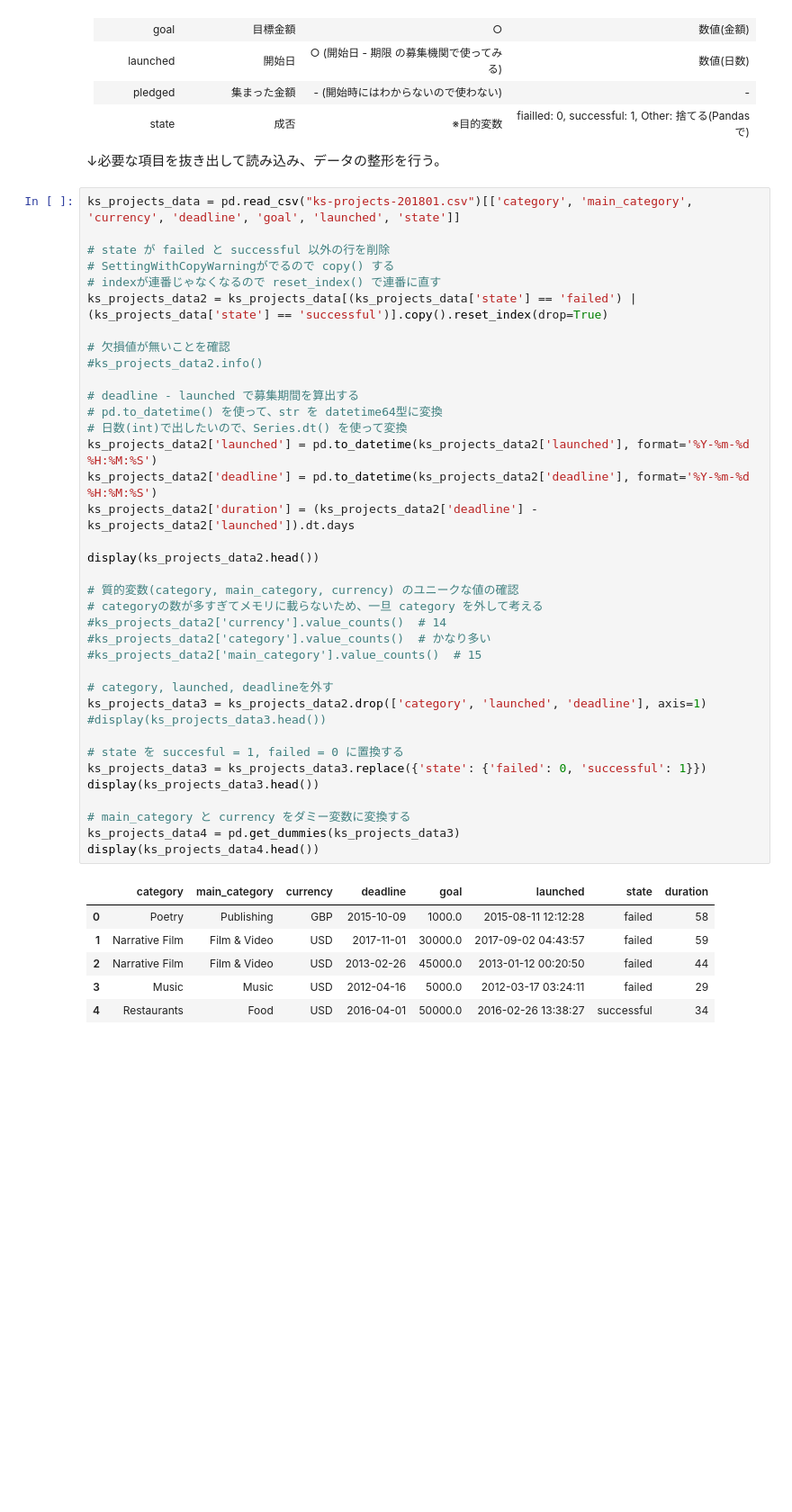
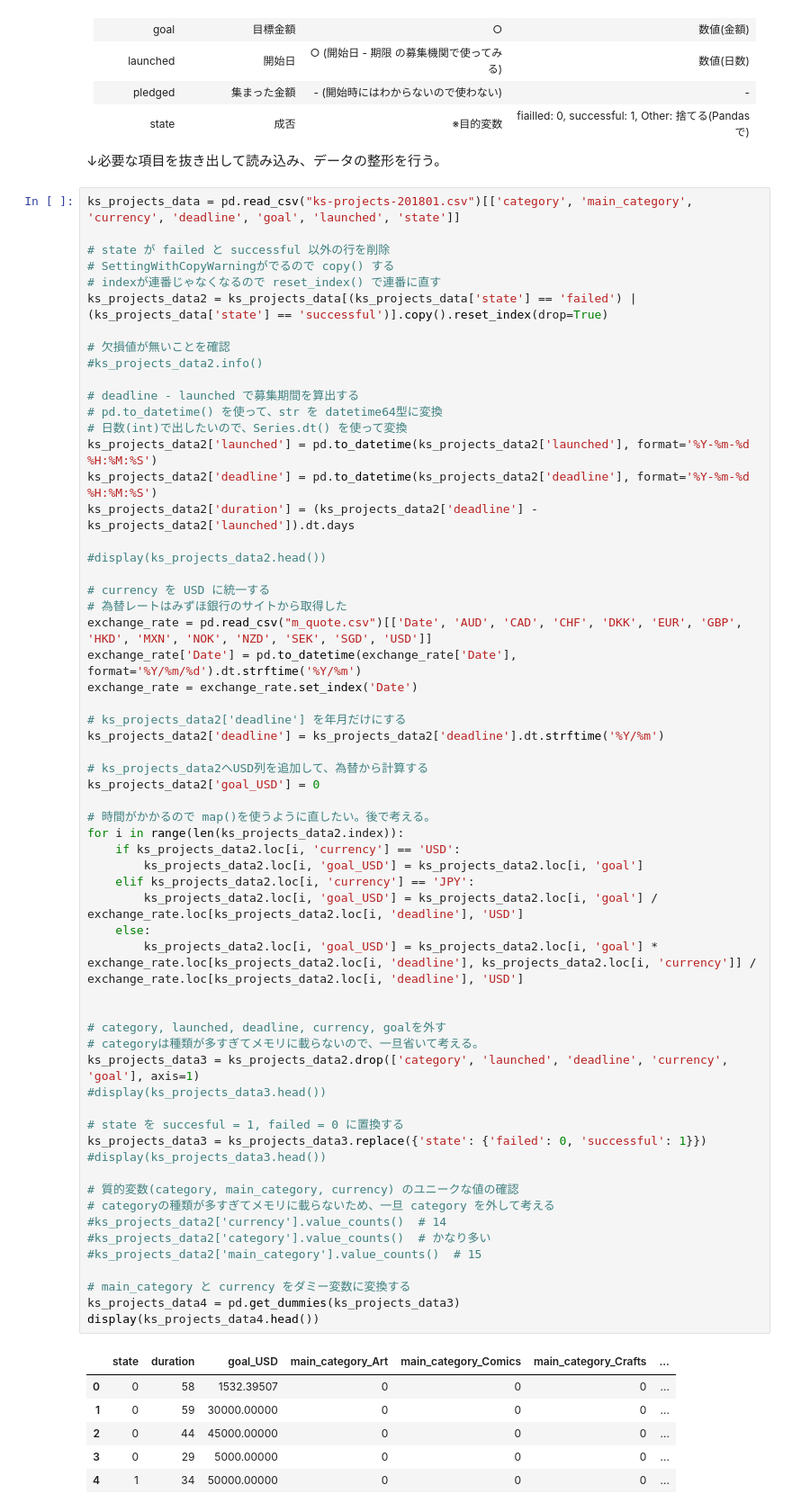
Before and after one commit to mstd100/AI_seminar, a Jupyter notebook: Day1_work_土井将登.ipynb, the cells around one changed output. Shown at 90% size. Drawn from its saved outputs; the diff is of its cells as text; blank space fills up the shorter version.

```diff
--- a/Day1_work_土井将登.ipynb
+++ b/Day1_work_土井将登.ipynb
@@ -32,44 +32,67 @@ from sklearn.metrics import log_loss
 # %%
 ks_projects_data = pd.read_csv("ks-projects-201801.csv")[['category', 'main_category', 'currency', 'deadline', 'goal', 'launched', 'state']]
 
 # state が failed と successful 以外の行を削除
 # SettingWithCopyWarningがでるので copy() する
 # indexが連番じゃなくなるので reset_index() で連番に直す
 ks_projects_data2 = ks_projects_data[(ks_projects_data['state'] == 'failed') | (ks_projects_data['state'] == 'successful')].copy().reset_index(drop=True)
 
 # 欠損値が無いことを確認
 #ks_projects_data2.info()
 
 # deadline - launched で募集期間を算出する
 # pd.to_datetime() を使って、str を datetime64型に変換
 # 日数(int)で出したいので、Series.dt() を使って変換
 ks_projects_data2['launched'] = pd.to_datetime(ks_projects_data2['launched'], format='%Y-%m-%d %H:%M:%S')
 ks_projects_data2['deadline'] = pd.to_datetime(ks_projects_data2['deadline'], format='%Y-%m-%d %H:%M:%S')
 ks_projects_data2['duration'] = (ks_projects_data2['deadline'] - ks_projects_data2['launched']).dt.days
 
-display(ks_projects_data2.head())
+#display(ks_projects_data2.head())
+
+# currency を USD に統一する
+# 為替レートはみずほ銀行のサイトから取得した
+exchange_rate = pd.read_csv("m_quote.csv")[['Date', 'AUD', 'CAD', 'CHF', 'DKK', 'EUR', 'GBP', 'HKD', 'MXN', 'NOK', 'NZD', 'SEK', 'SGD', 'USD']]
+exchange_rate['Date'] = pd.to_datetime(exchange_rate['Date'], format='%Y/%m/%d').dt.strftime('%Y/%m')
+exchange_rate = exchange_rate.set_index('Date')
+
+# ks_projects_data2['deadline'] を年月だけにする
+ks_projects_data2['deadline'] = ks_projects_data2['deadline'].dt.strftime('%Y/%m')
+
+# ks_projects_data2へUSD列を追加して、為替から計算する
+ks_projects_data2['goal_USD'] = 0
+
+# 時間がかかるので map()を使うように直したい。後で考える。
+for i in range(len(ks_projects_data2.index)):
+    if ks_projects_data2.loc[i, 'currency'] == 'USD':
+        ks_projects_data2.loc[i, 'goal_USD'] = ks_projects_data2.loc[i, 'goal']
+    elif ks_projects_data2.loc[i, 'currency'] == 'JPY':
+        ks_projects_data2.loc[i, 'goal_USD'] = ks_projects_data2.loc[i, 'goal'] / exchange_rate.loc[ks_projects_data2.loc[i, 'deadline'], 'USD']
+    else:
+        ks_projects_data2.loc[i, 'goal_USD'] = ks_projects_data2.loc[i, 'goal'] * exchange_rate.loc[ks_projects_data2.loc[i, 'deadline'], ks_projects_data2.loc[i, 'currency']] / exchange_rate.loc[ks_projects_data2.loc[i, 'deadline'], 'USD']
+
+
+# category, launched, deadline, currency, goalを外す
+# categoryは種類が多すぎてメモリに載らないので、一旦省いて考える。
+ks_projects_data3 = ks_projects_data2.drop(['category', 'launched', 'deadline', 'currency', 'goal'], axis=1)
+#display(ks_projects_data3.head())
+
+# state を succesful = 1, failed = 0 に置換する
+ks_projects_data3 = ks_projects_data3.replace({'state': {'failed': 0, 'successful': 1}})
+#display(ks_projects_data3.head())
 
 # 質的変数(category, main_category, currency) のユニークな値の確認
-# categoryの数が多すぎてメモリに載らないため、一旦 category を外して考える
+# categoryの種類が多すぎてメモリに載らないため、一旦 category を外して考える
 #ks_projects_data2['currency'].value_counts()  # 14
 #ks_projects_data2['category'].value_counts()  # かなり多い
 #ks_projects_data2['main_category'].value_counts()  # 15
 
-# category, launched, deadlineを外す
-ks_projects_data3 = ks_projects_data2.drop(['category', 'launched', 'deadline'], axis=1)
-#display(ks_projects_data3.head())
-
-# state を succesful = 1, failed = 0 に置換する
-ks_projects_data3 = ks_projects_data3.replace({'state': {'failed': 0, 'successful': 1}})
-display(ks_projects_data3.head())
-
 # main_category と currency をダミー変数に変換する
 ks_projects_data4 = pd.get_dummies(ks_projects_data3)
 display(ks_projects_data4.head())
 # %% [output]
-|  | category | main_category | currency | deadline | goal | launched | state | duration |
-| 0 | Poetry | Publishing | GBP | 2015-10-09 | 1000.0 | 2015-08-11 12:12:28 | failed | 58 |
-| 1 | Narrative Film | Film & Video | USD | 2017-11-01 | 30000.0 | 2017-09-02 04:43:57 | failed | 59 |
-| 2 | Narrative Film | Film & Video | USD | 2013-02-26 | 45000.0 | 2013-01-12 00:20:50 | failed | 44 |
-| 3 | Music | Music | USD | 2012-04-16 | 5000.0 | 2012-03-17 03:24:11 | failed | 29 |
-| 4 | Restaurants | Food | USD | 2016-04-01 | 50000.0 | 2016-02-26 13:38:27 | successful | 34 |
+|  | state | duration | goal_USD | main_category_Art | main_category_Comics | main_category_Crafts | ... |
+| 0 | 0 | 58 | 1532.39507 | 0 | 0 | 0 | ... |
+| 1 | 0 | 59 | 30000.00000 | 0 | 0 | 0 | ... |
+| 2 | 0 | 44 | 45000.00000 | 0 | 0 | 0 | ... |
+| 3 | 0 | 29 | 5000.00000 | 0 | 0 | 0 | ... |
+| 4 | 1 | 34 | 50000.00000 | 0 | 0 | 0 | ... |
```
Also changed, not shown: parts of 5 cells of this notebook.
